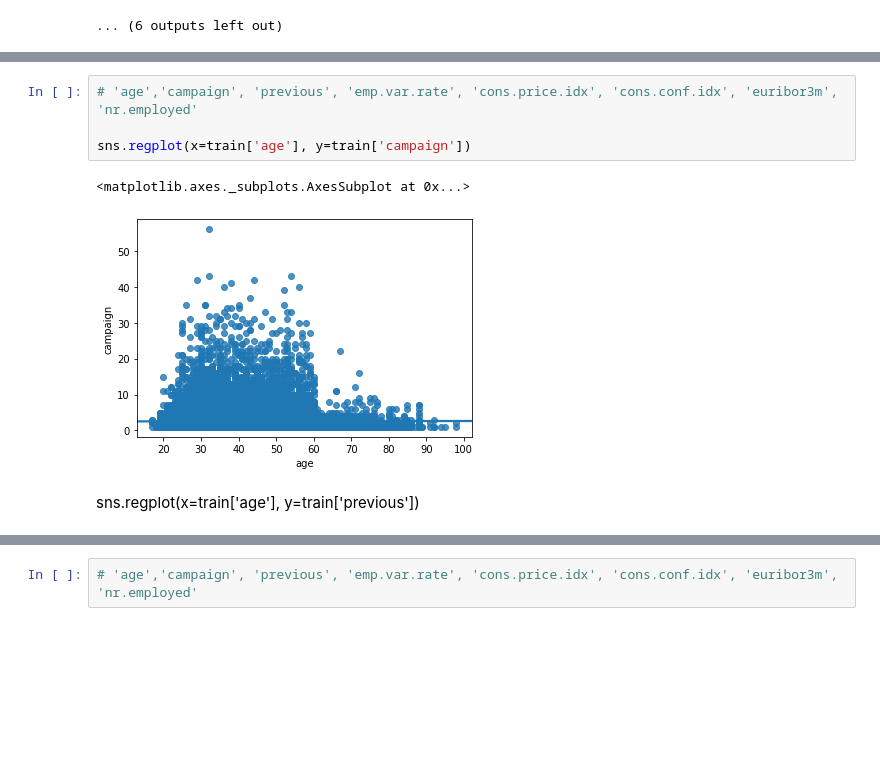
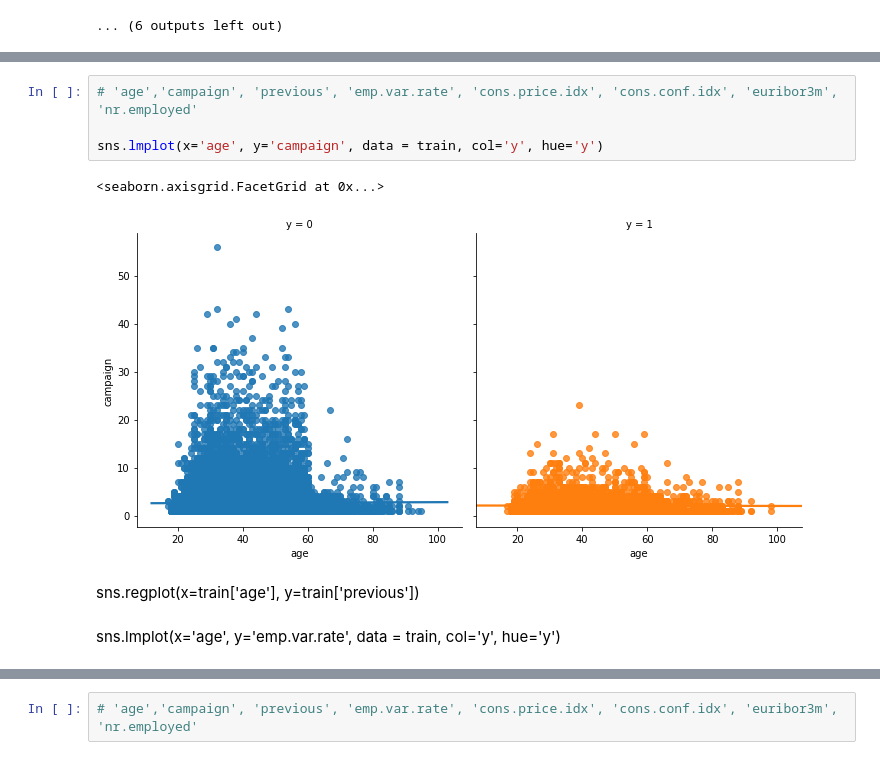
Before and after one commit to Dataforreal/springboard, a Jupyter notebook: Capstone_1/Capstone_Project_1.ipynb, the cells around one changed output, grey strips where cells are left out. Saved outputs shown, nothing was run; the diff lists cells and outputs as text; blank space fills up the shorter version.

```diff
--- a/Capstone_1/Capstone_Project_1.ipynb
+++ b/Capstone_1/Capstone_Project_1.ipynb
@@ -720,9 +720,11 @@ for col in histogram:
 # %%
 # 'age','campaign', 'previous', 'emp.var.rate', 'cons.price.idx', 'cons.conf.idx', 'euribor3m', 'nr.employed'
 
-sns.regplot(x=train['age'], y=train['campaign'])
+sns.lmplot(x='age', y='campaign', data = train, col='y', hue='y')
 # %% [output]
-<matplotlib.axes._subplots.AxesSubplot at 0x...>
+<seaborn.axisgrid.FacetGrid at 0x...>
-[figure, old version]
+[figure, new version]
 # %% [markdown]
 sns.regplot(x=train['age'], y=train['previous'])
+# %% [markdown]
+sns.lmplot(x='age', y='emp.var.rate', data = train, col='y', hue='y')
```
Also changed, not shown: parts of 25 cells of this notebook.
